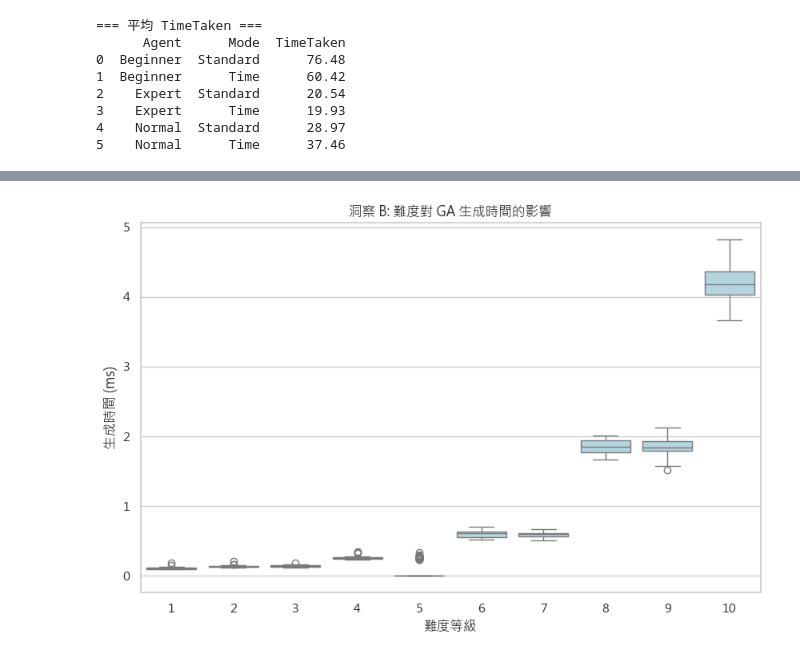
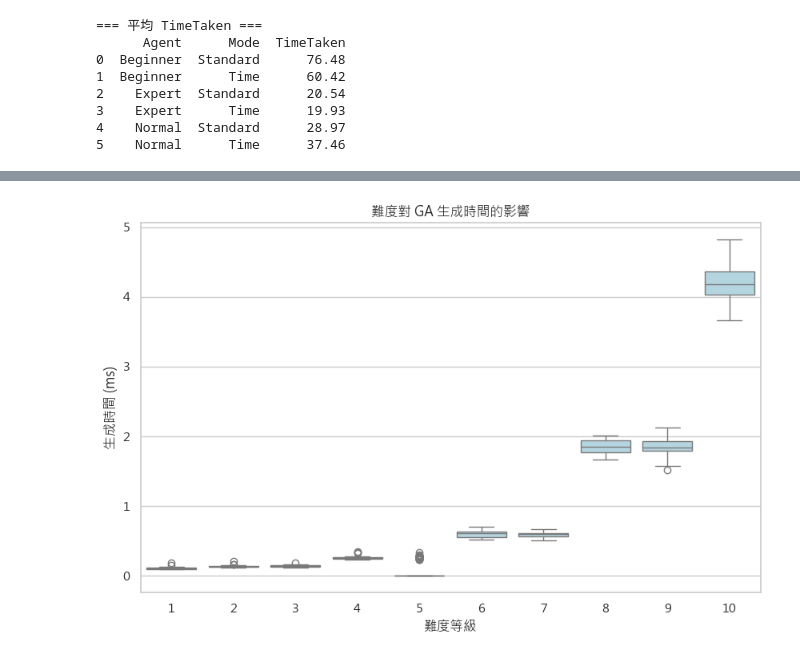
Before and after one commit to senba1000m3/MetaheuristicFinal, a Jupyter notebook: Analysis.ipynb, the cells around one changed output, grey strips where cells are left out. Cells and saved outputs as stored; diff of their text form; code cells hidden in the pictures.

```diff
--- a/Analysis.ipynb
+++ b/Analysis.ipynb
@@ -319,9 +368,9 @@ plt.show()
 # %%
 plt.figure(figsize=(10, 6))
 sns.boxplot(data=df, x="Difficulty", y="GATime", color="lightblue")
-plt.title("洞察 B: 難度對 GA 生成時間的影響")
+plt.title("難度對 GA 生成時間的影響")
 plt.xlabel("難度等級")
 plt.ylabel("生成時間 (ms)")
 plt.show()
 # %% [output]
-[figure, old version]
+[figure, new version]
```
Also changed, not shown: parts of 2 cells of this notebook.
